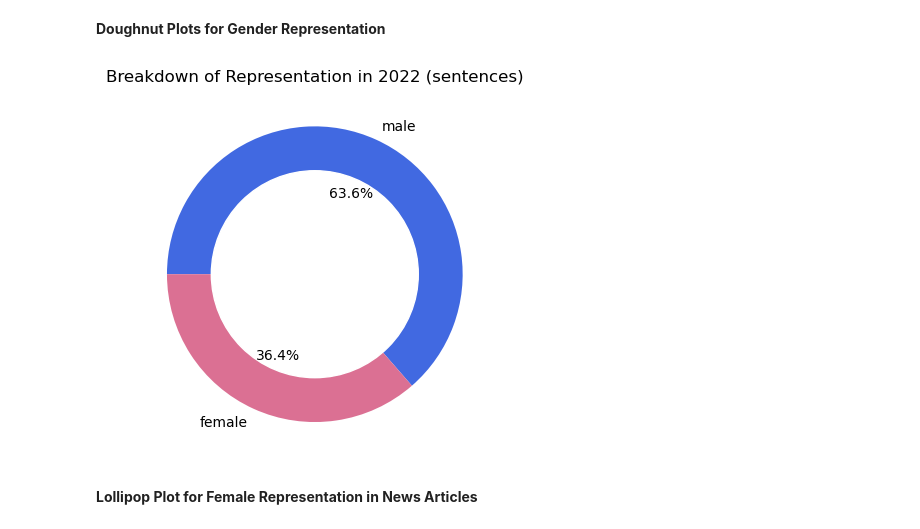
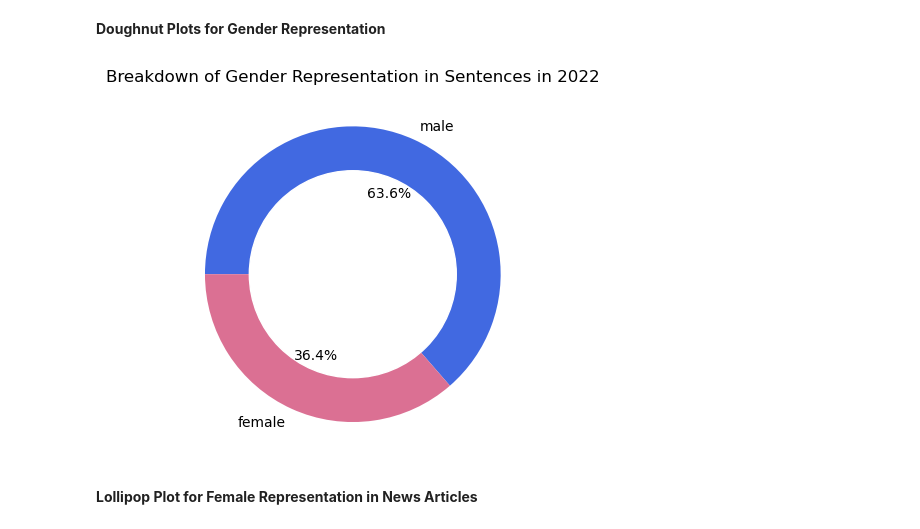
Before and after one commit to yvferreiro/MasterThesis, a Jupyter notebook: EDA.ipynb, the cells around one changed output. Cells and saved outputs as stored; diff of their text form; code cells hidden in the pictures.

```diff
--- a/EDA.ipynb
+++ b/EDA.ipynb
@@ -123,27 +105,27 @@ plt.show()
 # %%
 #2010
 df10_m = selected[selected["year"] == "2010"].value_counts()[0]
 df10_f = selected[selected["year"] == "2010"].value_counts()[1]
 
 #2022
 df22_m = selected[selected["year"] == "2022"].value_counts()[0]
 df22_f = selected[selected["year"] == "2022"].value_counts()[1]
 
 gender_dist=[df22_m, df22_f]
 labels = ["male", "female"]
 
 # Create a pieplot
 #plt.pie(gender_dist, colors=["royalblue", "palevioletred"])
 plt.pie(gender_dist, labels=labels, colors=["royalblue", "palevioletred"], autopct='%1.1f%%', startangle=180, counterclock=False, wedgeprops={'width': 1})
 
 # add a circle at the center to transform it in a donut chart
 my_circle=plt.Circle((0,0), 0.7, color='white')
 p=plt.gcf()
 p.gca().add_artist(my_circle)
-plt.title('Breakdown of Representation in 2022 (sentences)')
+plt.title('Breakdown of Gender Representation in Sentences in 2022')
 
 plt.show()
 # %% [output]
-[figure, old version]
+[figure, new version]
 # %% [markdown]
 **Lollipop Plot for Female Representation in News Articles**
```
Also changed, not shown: parts of 4 cells of this notebook, 1 other file.
